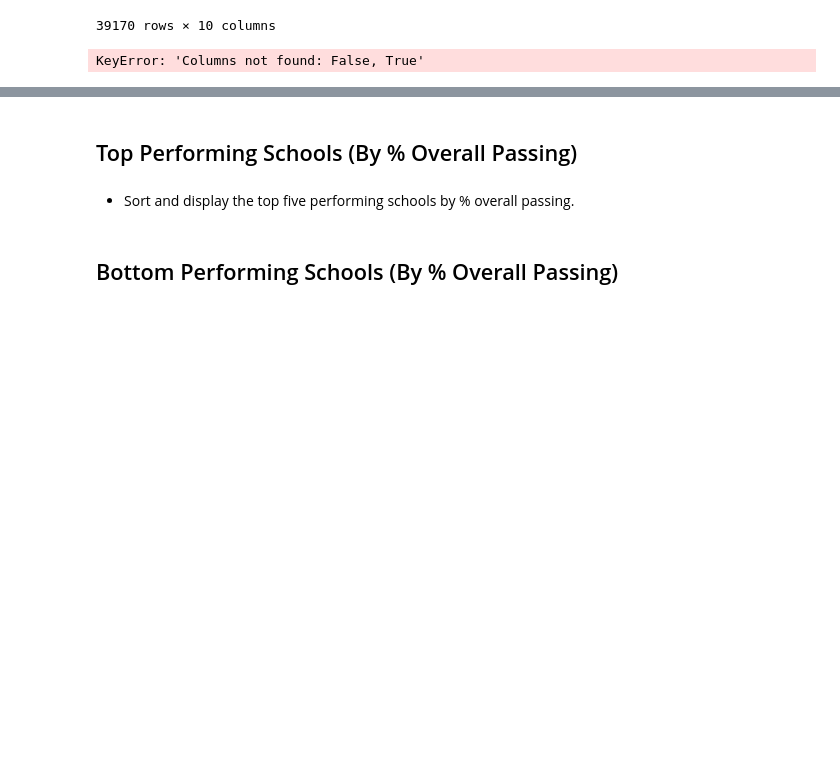
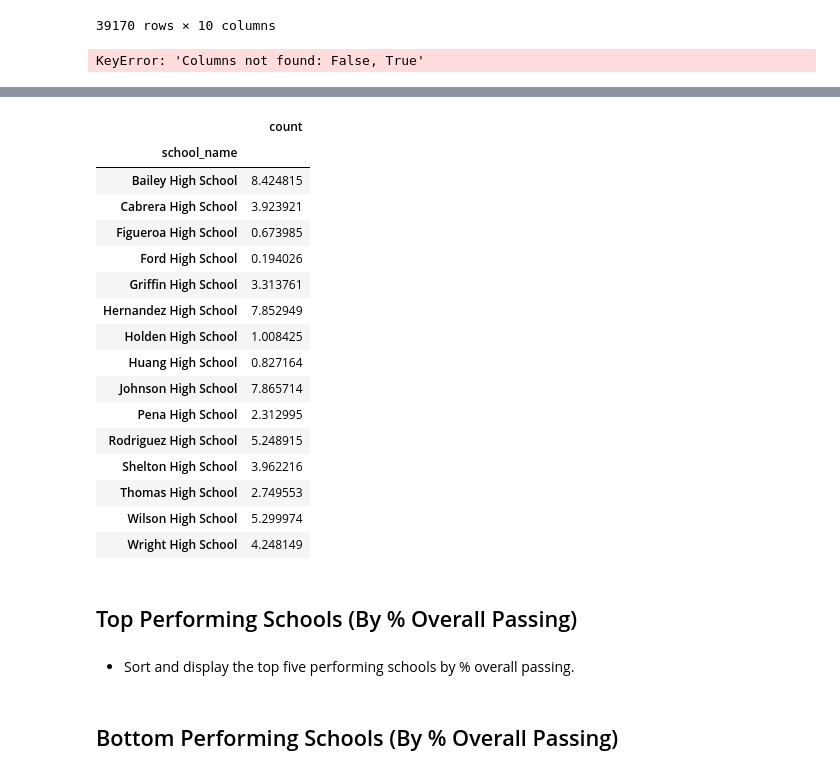
Before and after one commit to ismahanadan/PyCity-Schools-Test-Results-Analysis, a Jupyter notebook: PyCitySchools/PyCitySchools_starter.ipynb, the cells around one changed output, grey strips where cells are left out. Saved outputs shown, nothing was run; the diff lists cells and outputs as text; code cells hidden in the pictures; blank space fills up the shorter version.

```diff
--- a/PyCitySchools/PyCitySchools_starter.ipynb
+++ b/PyCitySchools/PyCitySchools_starter.ipynb
@@ -188,3 +172,25 @@ passingmath_score.div(num_students, axis=0)* 100
+# %%
+overall_passing_score = passingmath_score = school_data_complete_df[school_data_complete_df['math_score'] >= 70].groupby(school_data_complete_df['school_name']).agg(["count"])["math_score"]& school_data_complete_df[school_data_complete_df['reading_score'] >= 70].groupby(school_data_complete_df['school_name']).agg(["count"])["reading_score"]
+x = overall_passing_score["count"] / num_students
+overall_passing_score.div(num_students, axis=0)* 100
+# %% [output]
+|  | count |
+| school_name |  |
+| Bailey High School | 8.424815 |
+| Cabrera High School | 3.923921 |
+| Figueroa High School | 0.673985 |
+| Ford High School | 0.194026 |
+| Griffin High School | 3.313761 |
+| Hernandez High School | 7.852949 |
+| Holden High School | 1.008425 |
+| Huang High School | 0.827164 |
+| Johnson High School | 7.865714 |
+| Pena High School | 2.312995 |
+| Rodriguez High School | 5.248915 |
+| Shelton High School | 3.962216 |
+| Thomas High School | 2.749553 |
+| Wilson High School | 5.299974 |
+| Wright High School | 4.248149 |
 # %% [markdown]
 ## Top Performing Schools (By % Overall Passing)
 # %%
```
Also changed, not shown: parts of 5 cells of this notebook.
